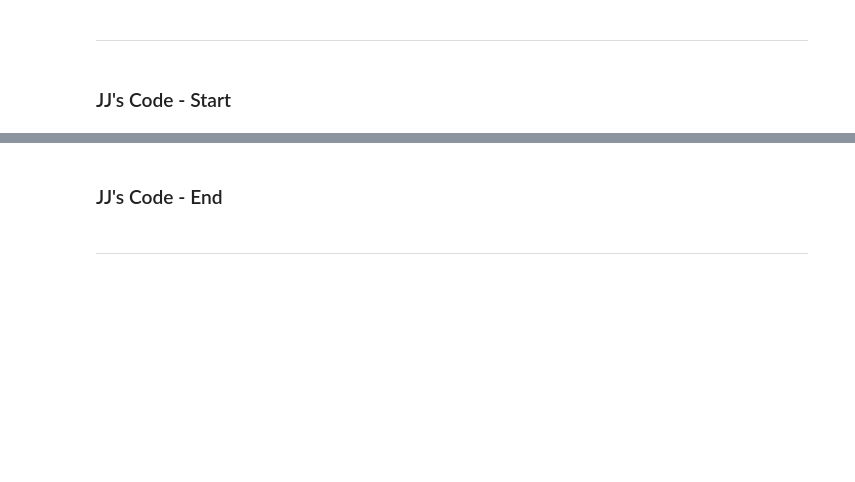
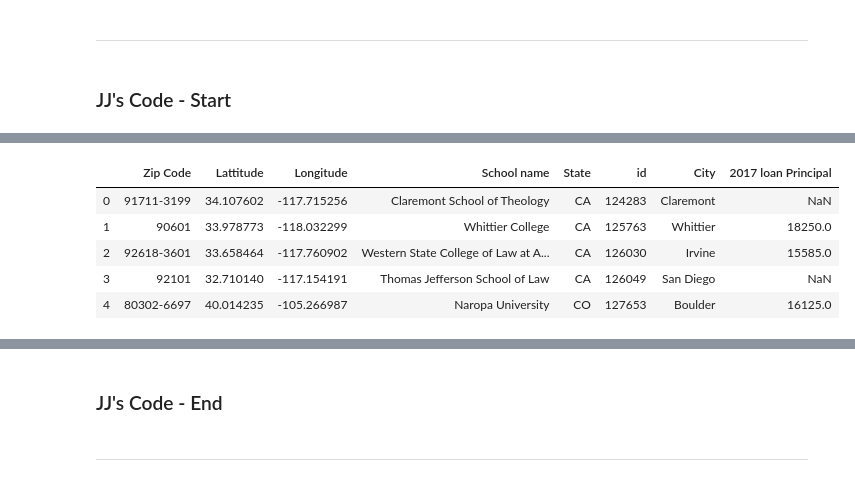
Before and after one commit to hyacob-89/project_one, a Jupyter notebook: project_one_nb.ipynb, the cells around one changed output, grey strips where cells are left out. Cells and saved outputs as stored; diff of their text form; code cells hidden in the pictures; blank space fills up the shorter version.

```diff
--- a/project_one_nb.ipynb
+++ b/project_one_nb.ipynb
@@ -37,0 +72,17 @@ fips_states_df.head()
+# %%
+new_data_frame = data_frame.rename(columns={"school.zip": "Zip Code",
+                                      "location.lat": "Lattitude",
+                                      "location.lon": "Longitude",
+                                       "school.name": "School name",
+                                       "school.state": "State",
+                                       "school.city": "City",
+                                       "2017.aid.loan_principal": "2017 loan Principal"})
+
+new_data_frame.head()
+# %% [output]
+|  | Zip Code | Lattitude | Longitude | School name | State | id | City | 2017 loan Principal |
+| 0 | 91711-3199 | 34.107602 | -117.715256 | Claremont School of Theology | CA | 124283 | Claremont | NaN |
+| 1 | 90601 | 33.978773 | -118.032299 | Whittier College | CA | 125763 | Whittier | 18250.0 |
+| 2 | 92618-3601 | 33.658464 | -117.760902 | Western State College of Law at A... | CA | 126030 | Irvine | 15585.0 |
+| 3 | 92101 | 32.710140 | -117.154191 | Thomas Jefferson School of Law | CA | 126049 | San Diego | NaN |
+| 4 | 80302-6697 | 40.014235 | -105.266987 | Naropa University | CO | 127653 | Boulder | 16125.0 |
```
Also changed, not shown: parts of 4 cells of this notebook.
